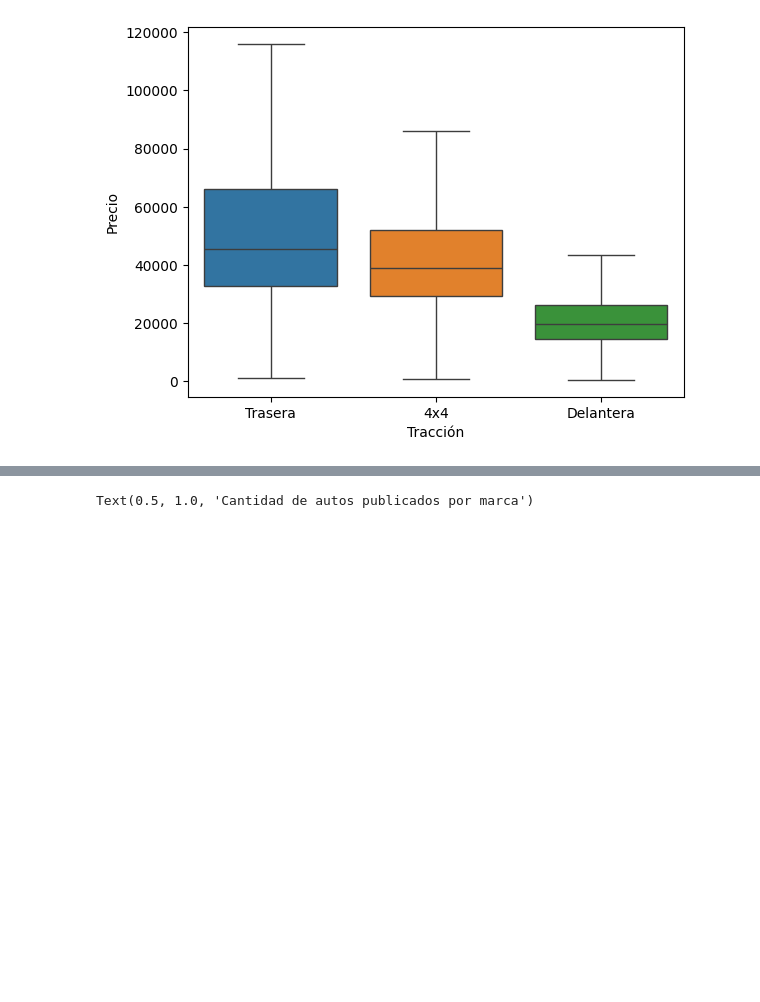
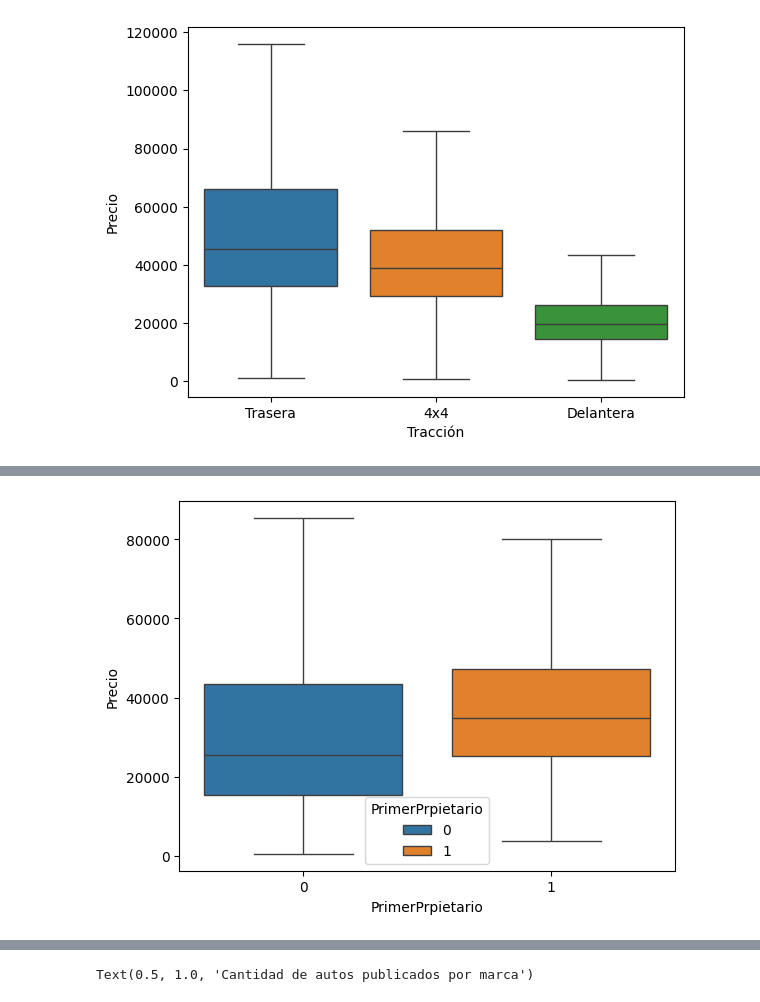
Before and after one commit to emalincic/Primera_Pre-entrega_DS1, a Jupyter notebook: 1er_entregable.ipynb, the cells around one changed output, grey strips where cells are left out. Saved outputs shown, nothing was run; the diff lists cells and outputs as text; code cells hidden in the pictures; blank space fills up the shorter version.

```diff
--- a/1er_entregable.ipynb
+++ b/1er_entregable.ipynb
@@ -202,0 +209,10 @@ plt.show()
+# %%
+#Cómo el precio disminuye en un auto el cual tuvo más de un dueño, puesto a que el comprador no puede saber que sufrió el auto durante la tenencia del o los anteriores dueños
+sns.boxplot(data=df,
+            x='PrimerPrpietario',
+            y='Precio',
+            hue='PrimerPrpietario',
+            showfliers=False)
+plt.show()
+# %% [output]
+[figure, added]
```
Also changed, not shown: parts of 7 cells of this notebook.
